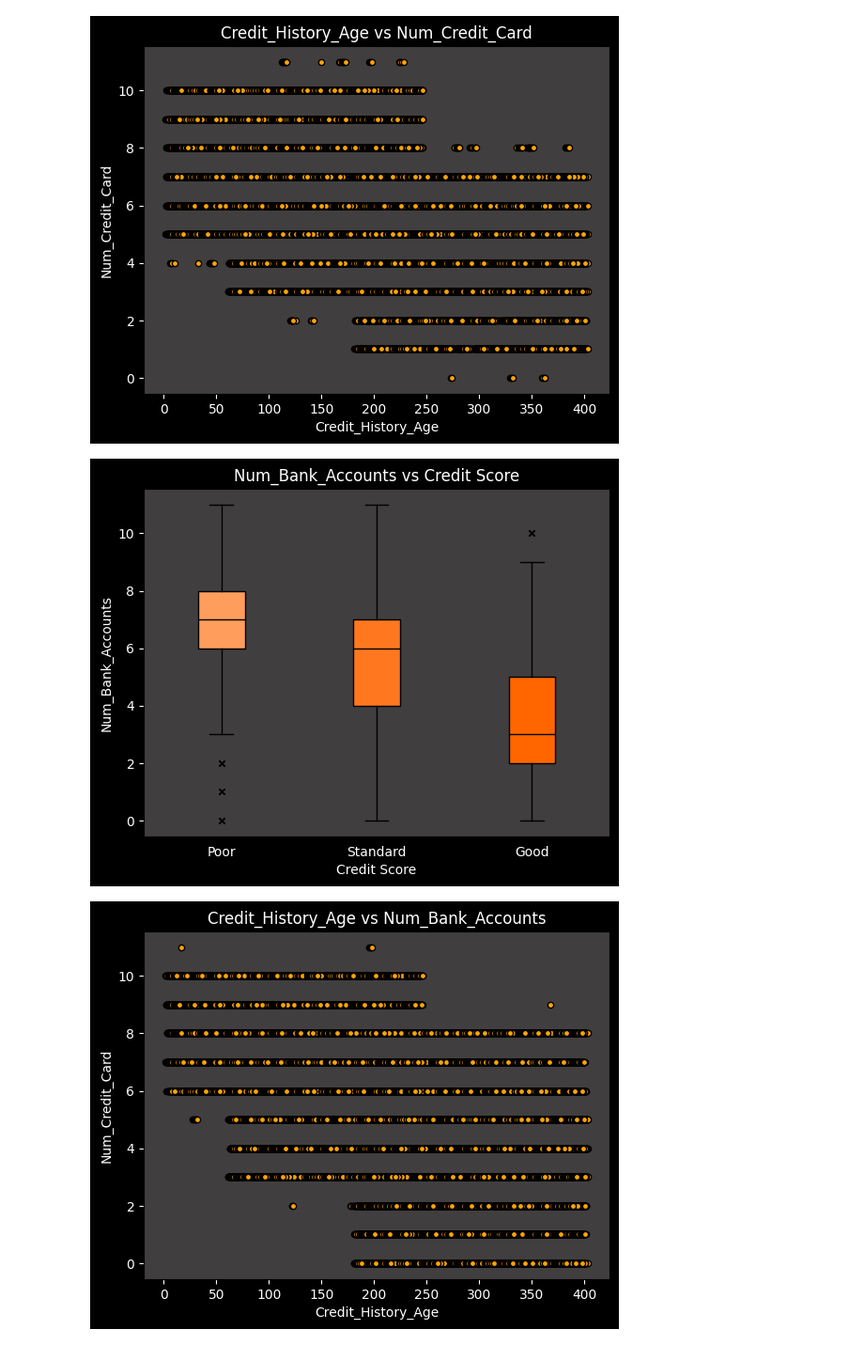
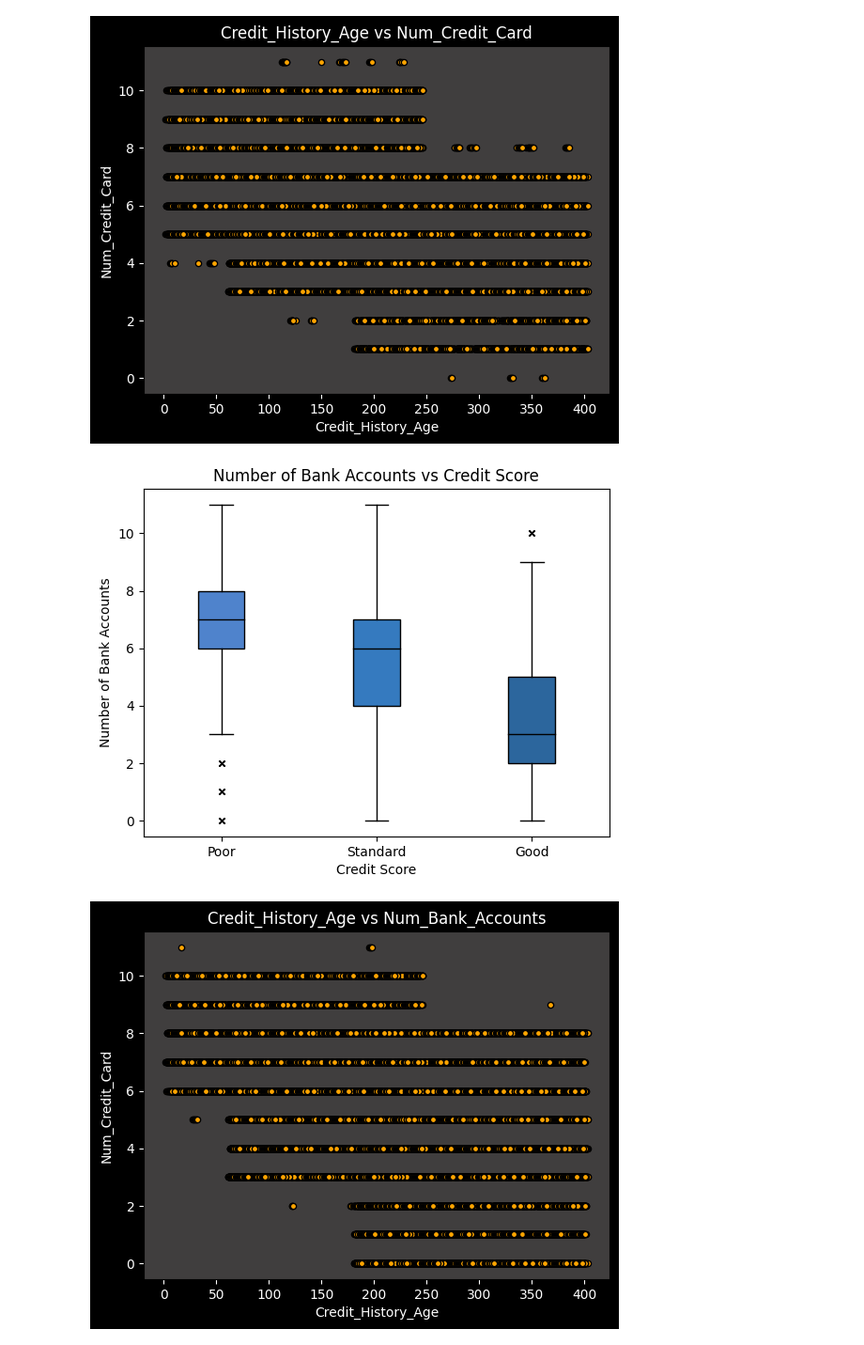
Before and after one commit to JanithRavinduRashmika/Credit_Score_Classification, a Jupyter notebook: Notebooks/EDA copy.ipynb, the cells around one changed output. Shown at 94% size. Cells and saved outputs as stored; diff of their text form; code cells hidden in the pictures.

```diff
--- a/Notebooks/EDA copy.ipynb
+++ b/Notebooks/EDA copy.ipynb
@@ -668,41 +692,50 @@ plt.show()
 # %% [output]
 [figure]
 # %%
+import matplotlib.pyplot as plt
+
 fig, ax = plt.subplots()
 
-fig.patch.set_facecolor('black')
-ax.set_facecolor('#403e3e')
+# Set the colors to white for the figure and axis backgrounds
+fig.patch.set_facecolor('white')
+ax.set_facecolor('white')
 
+# Define categories and blue color shades
 categories = ['Poor', 'Standard', 'Good']
-orange_colors = ['#ff9d5c', '#ff781f', '#ff6600']
+blue_colors = ['#4f83cc', '#357abf', '#2c669d']
 
+# Prepare the data to plot
 data_to_plot = [train_df[train_df['Credit_Score'] == category]['Num_Bank_Accounts'] for category in categories]
+
+# Create the boxplot with blue colors
 box = ax.boxplot(data_to_plot,
                   patch_artist=True,
                   whiskerprops=dict(color='black'),
                   capprops=dict(color='black'),
                   medianprops=dict(color='black'),
-                  flierprops=dict(marker='x', color='white', markersize=5))
+                  flierprops=dict(marker='x', color='black', markersize=5))
 
-for patch, color in zip(box['boxes'], orange_colors):
+# Set the face and edge color for each box
+for patch, color in zip(box['boxes'], blue_colors):
     patch.set_facecolor(color)
     patch.set_edgecolor('black')
     patch.set_linewidth(1)
 
-ax.set_xticklabels(categories, color='white')
-ax.tick_params(axis='y', colors='white')
-ax.yaxis.label.set_color('white')
-ax.xaxis.label.set_color('white')
-ax.title.set_color('white')
+# Set the labels and title with black color
+ax.set_xticklabels(categories, color='black')
+ax.tick_params(axis='y', colors='black')
+ax.yaxis.label.set_color('black')
+ax.xaxis.label.set_color('black')
+ax.title.set_color('black')
 
-
+# Label the axes and set the title
 ax.set_xlabel('Credit Score')
-ax.set_ylabel('Num_Bank_Accounts')
-ax.set_title('Num_Bank_Accounts vs Credit Score')
+ax.set_ylabel('Number of Bank Accounts')
+ax.set_title('Number of Bank Accounts vs Credit Score')
 
 plt.show()
 # %% [output]
-[figure, old version]
+[figure, new version]
 # %%
 fig, ax = plt.subplots()
 
```
Also changed, not shown: parts of 23 cells of this notebook, 26 other files.
